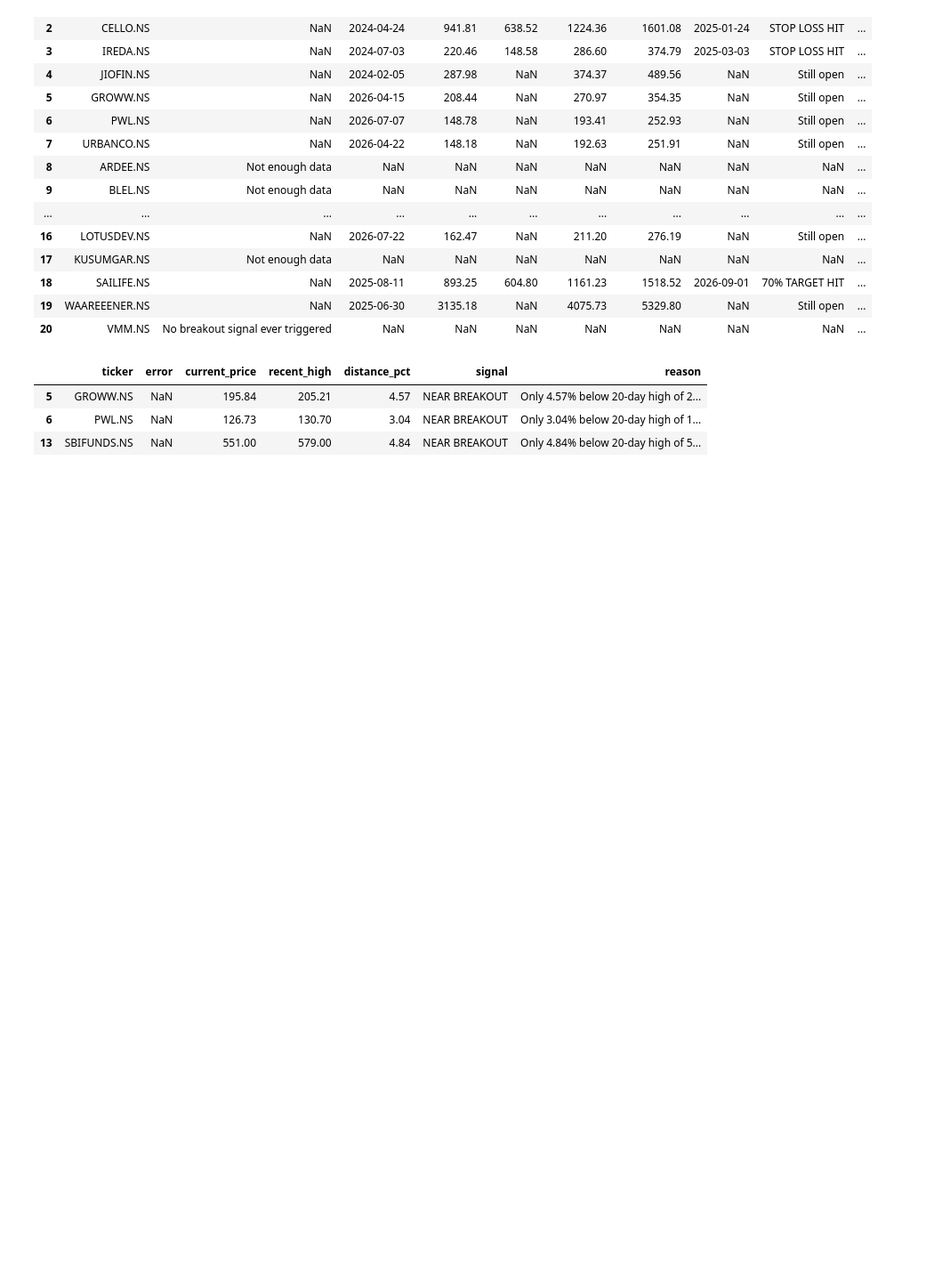
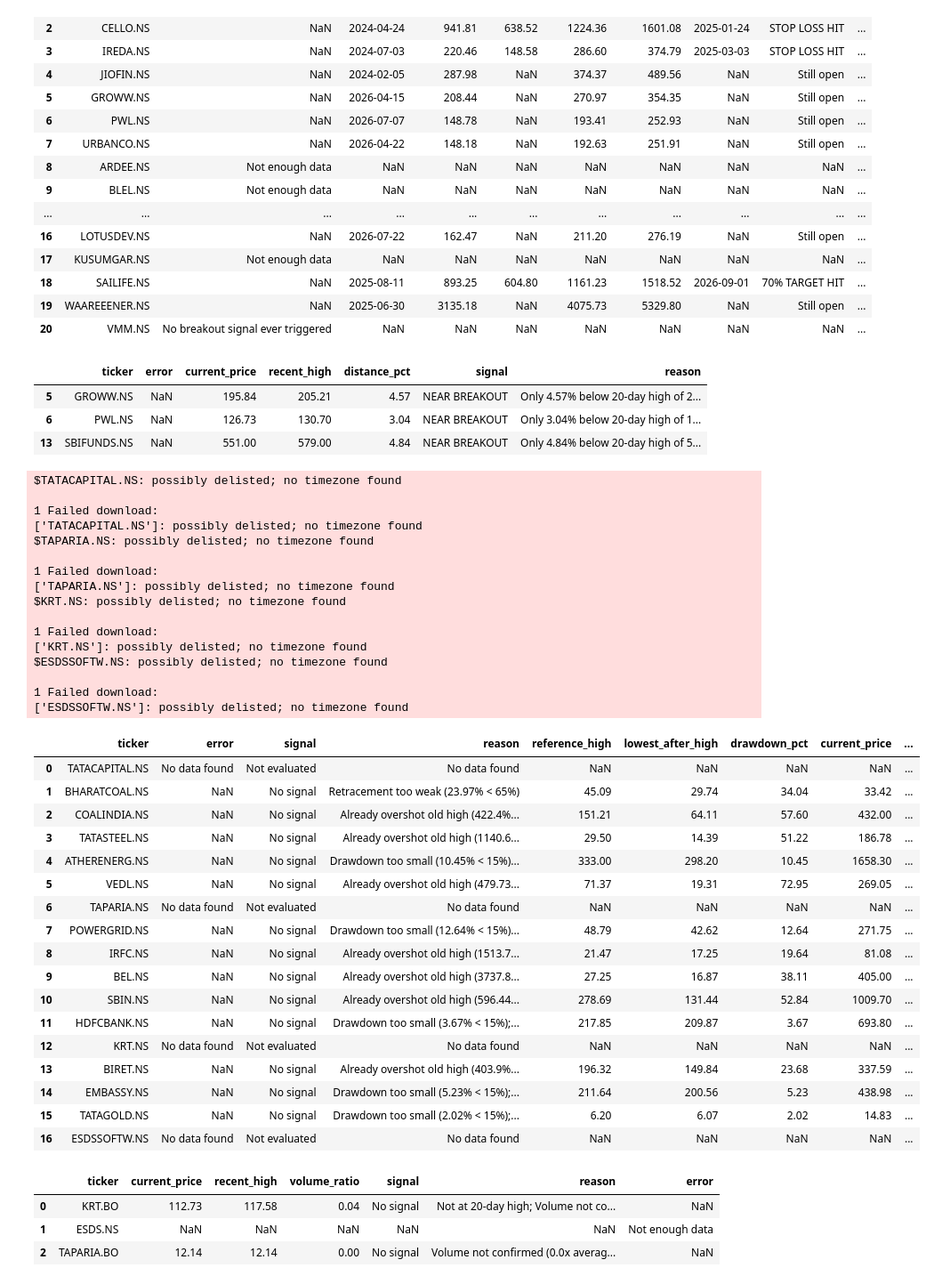
Before and after one commit to kartik-86/Equity-Signal, a Jupyter notebook: notebooks/01_explore_data.ipynb, the cells around one changed output. Shown at 89% size. Drawn from its saved outputs; the diff is of its cells as text; code cells hidden in the pictures; blank space fills up the shorter version.

```diff
--- a/notebooks/01_explore_data.ipynb
+++ b/notebooks/01_explore_data.ipynb
@@ -940,3 +940,60 @@ def check_near_breakout(ticker, lookback_days=20, proximity_pct=5, start="2025-0
         "signal": signal,
         "reason": reason,
     }
+# %%
+new_picks = [
+    "TATACAPITAL.NS", "BHARATCOAL.NS", "COALINDIA.NS", "TATASTEEL.NS",
+    "ATHERENERG.NS", "VEDL.NS", "TAPARIA.NS", "POWERGRID.NS", "IRFC.NS",
+    "BEL.NS", "SBIN.NS", "HDFCBANK.NS", "KRT.NS", "BIRET.NS",
+    "EMBASSY.NS", "TATAGOLD.NS", "ESDSSOFTW.NS"
+]
+
+test_results = [check_signal(t) for t in new_picks]
+test_df = pd.DataFrame(test_results)
+test_df
+# %% [output]
+$TATACAPITAL.NS: possibly delisted; no timezone found
+
+1 Failed download:
+['TATACAPITAL.NS']: possibly delisted; no timezone found
+$TAPARIA.NS: possibly delisted; no timezone found
+
+1 Failed download:
+['TAPARIA.NS']: possibly delisted; no timezone found
+$KRT.NS: possibly delisted; no timezone found
+
+1 Failed download:
+['KRT.NS']: possibly delisted; no timezone found
+$ESDSSOFTW.NS: possibly delisted; no timezone found
+
+1 Failed download:
+['ESDSSOFTW.NS']: possibly delisted; no timezone found
+|  | ticker | error | signal | reason | reference_high | lowest_after_high | drawdown_pct | current_price | ... |
+| 0 | TATACAPITAL.NS | No data found | Not evaluated | No data found | NaN | NaN | NaN | NaN | ... |
+| 1 | BHARATCOAL.NS | NaN | No signal | Retracement too weak (23.97% < 65%) | 45.09 | 29.74 | 34.04 | 33.42 | ... |
+| 2 | COALINDIA.NS | NaN | No signal | Already overshot old high (422.4%... | 151.21 | 64.11 | 57.60 | 432.00 | ... |
+| 3 | TATASTEEL.NS | NaN | No signal | Already overshot old high (1140.6... | 29.50 | 14.39 | 51.22 | 186.78 | ... |
+| 4 | ATHERENERG.NS | NaN | No signal | Drawdown too small (10.45% < 15%)... | 333.00 | 298.20 | 10.45 | 1658.30 | ... |
+| 5 | VEDL.NS | NaN | No signal | Already overshot old high (479.73... | 71.37 | 19.31 | 72.95 | 269.05 | ... |
+| 6 | TAPARIA.NS | No data found | Not evaluated | No data found | NaN | NaN | NaN | NaN | ... |
+| 7 | POWERGRID.NS | NaN | No signal | Drawdown too small (12.64% < 15%)... | 48.79 | 42.62 | 12.64 | 271.75 | ... |
+| 8 | IRFC.NS | NaN | No signal | Already overshot old high (1513.7... | 21.47 | 17.25 | 19.64 | 81.08 | ... |
+| 9 | BEL.NS | NaN | No signal | Already overshot old high (3737.8... | 27.25 | 16.87 | 38.11 | 405.00 | ... |
+| 10 | SBIN.NS | NaN | No signal | Already overshot old high (596.44... | 278.69 | 131.44 | 52.84 | 1009.70 | ... |
+| 11 | HDFCBANK.NS | NaN | No signal | Drawdown too small (3.67% < 15%);... | 217.85 | 209.87 | 3.67 | 693.80 | ... |
+| 12 | KRT.NS | No data found | Not evaluated | No data found | NaN | NaN | NaN | NaN | ... |
+| 13 | BIRET.NS | NaN | No signal | Already overshot old high (403.9%... | 196.32 | 149.84 | 23.68 | 337.59 | ... |
+| 14 | EMBASSY.NS | NaN | No signal | Drawdown too small (5.23% < 15%);... | 211.64 | 200.56 | 5.23 | 438.98 | ... |
+| 15 | TATAGOLD.NS | NaN | No signal | Drawdown too small (2.02% < 15%);... | 6.20 | 6.07 | 2.02 | 14.83 | ... |
+| 16 | ESDSSOFTW.NS | No data found | Not evaluated | No data found | NaN | NaN | NaN | NaN | ... |
+# %%
+recheck = ["KRT.BO", "ESDS.NS", "TAPARIA.BO"]
+
+recheck_results = [check_breakout(t) for t in recheck]
+recheck_df = pd.DataFrame(recheck_results)
+recheck_df
+# %% [output]
+|  | ticker | current_price | recent_high | volume_ratio | signal | reason | error |
+| 0 | KRT.BO | 112.73 | 117.58 | 0.04 | No signal | Not at 20-day high; Volume not co... | NaN |
+| 1 | ESDS.NS | NaN | NaN | NaN | NaN | NaN | Not enough data |
+| 2 | TAPARIA.BO | 12.14 | 12.14 | 0.00 | No signal | Volume not confirmed (0.0x averag... | NaN |
```
Also changed, not shown: parts of 1 cell of this notebook, 3 other files.
